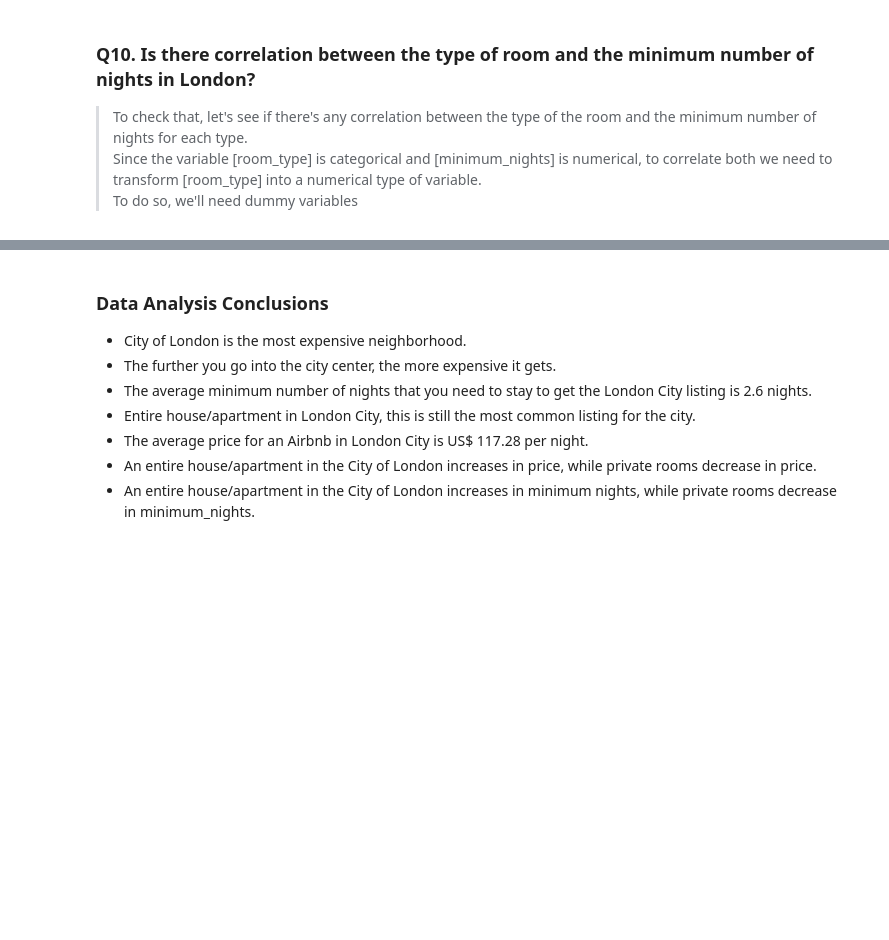
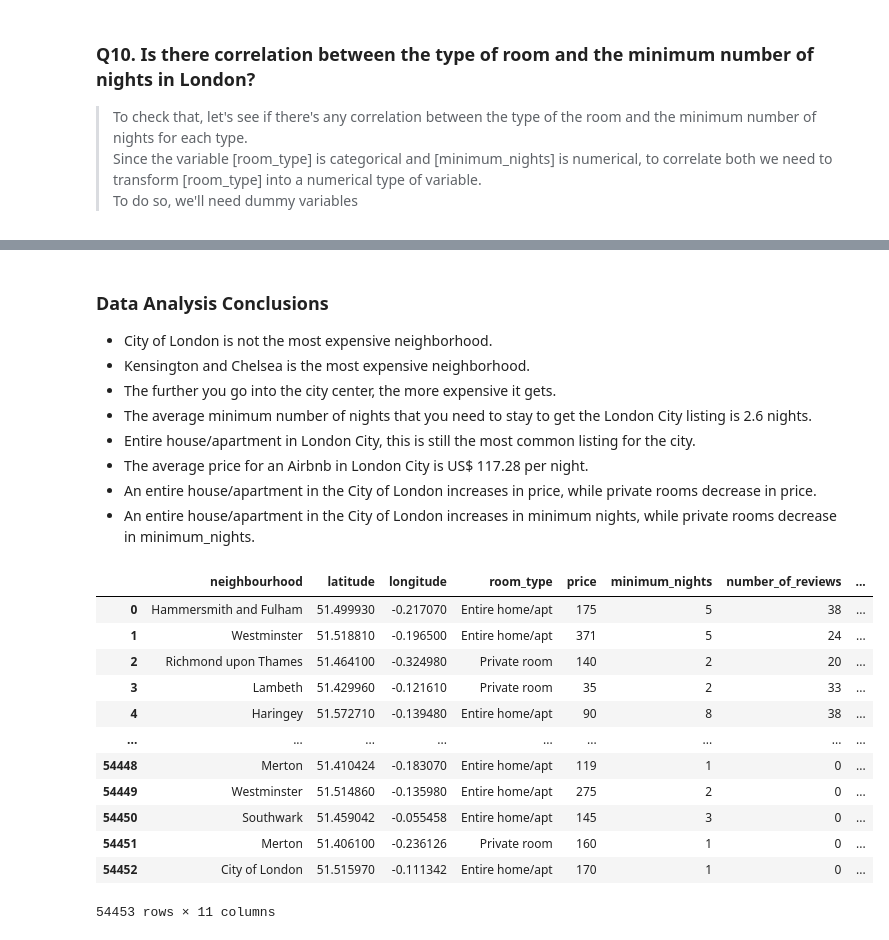
Before and after one commit to matteeussPei/Airbnb-Data-Analysis, a Jupyter notebook: Airbnb_Data_Analysis_London.ipynb, the cells around one changed output, grey strips where cells are left out. Cells and saved outputs as stored; diff of their text form; code cells hidden in the pictures; blank space fills up the shorter version.

```diff
--- a/Airbnb_Data_Analysis_London.ipynb
+++ b/Airbnb_Data_Analysis_London.ipynb
@@ -575,6 +578,7 @@ plt.tight_layout();
 # %% [markdown]
 ### **Data Analysis Conclusions**
-* City of London is the most expensive neighborhood.
+* City of London is not the most expensive neighborhood.
+* Kensington and Chelsea is the most expensive neighborhood.
 * The further you go into the city center, the more expensive it gets.
 * The average minimum number of nights that you need to stay to get the London City listing is 2.6 nights.
 * Entire house/apartment in London City, this is still the most common listing for the city.
@@ -583,0 +590,16 @@ plt.tight_layout();
+# %%
+pd.read_excel('airbnb_londres.xlsx')
+# %% [output]
+|  | neighbourhood | latitude | longitude | room_type | price | minimum_nights | number_of_reviews | ... |
+| 0 | Hammersmith and Fulham | 51.499930 | -0.217070 | Entire home/apt | 175 | 5 | 38 | ... |
+| 1 | Westminster | 51.518810 | -0.196500 | Entire home/apt | 371 | 5 | 24 | ... |
+| 2 | Richmond upon Thames | 51.464100 | -0.324980 | Private room | 140 | 2 | 20 | ... |
+| 3 | Lambeth | 51.429960 | -0.121610 | Private room | 35 | 2 | 33 | ... |
+| 4 | Haringey | 51.572710 | -0.139480 | Entire home/apt | 90 | 8 | 38 | ... |
+| ... | ... | ... | ... | ... | ... | ... | ... | ... |
+| 54448 | Merton | 51.410424 | -0.183070 | Entire home/apt | 119 | 1 | 0 | ... |
+| 54449 | Westminster | 51.514860 | -0.135980 | Entire home/apt | 275 | 2 | 0 | ... |
+| 54450 | Southwark | 51.459042 | -0.055458 | Entire home/apt | 145 | 3 | 0 | ... |
+| 54451 | Merton | 51.406100 | -0.236126 | Private room | 160 | 1 | 0 | ... |
+| 54452 | City of London | 51.515970 | -0.111342 | Entire home/apt | 170 | 1 | 0 | ... |
+54453 rows × 11 columns
```
Also changed, not shown: parts of 20 cells of this notebook, 1 other file.
